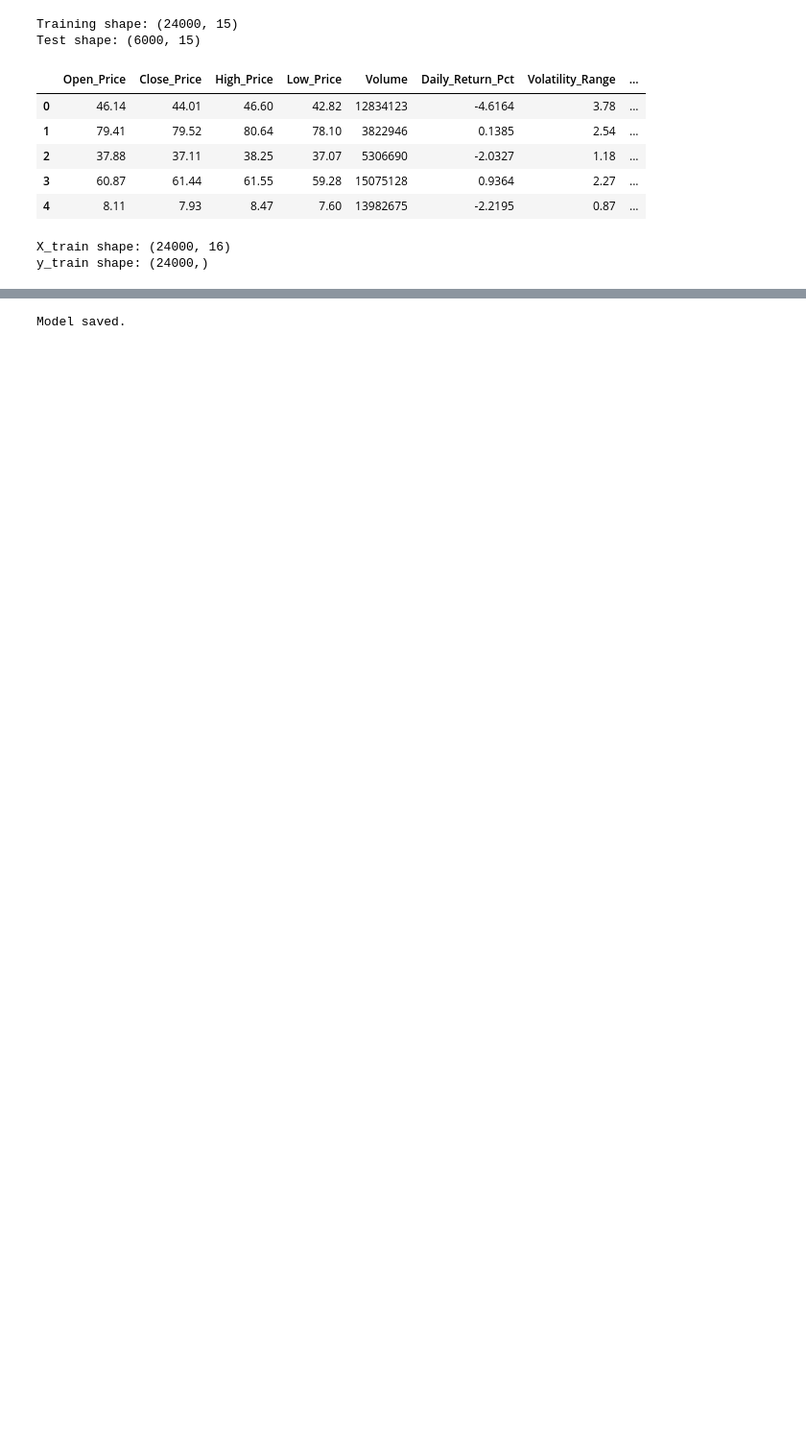
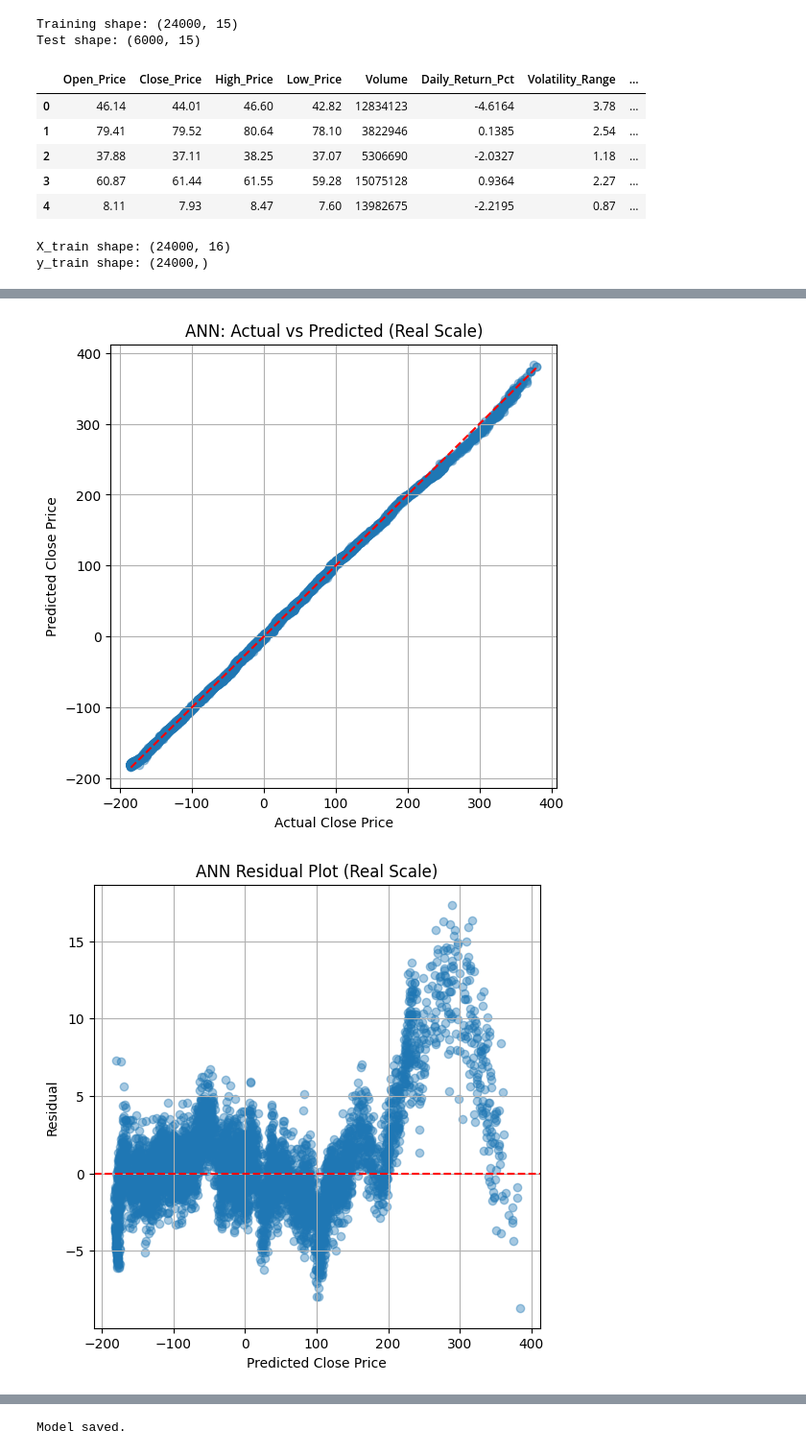
Before and after one commit to shashank237/AIBAS_Event_Based_Market_Predictor, a Jupyter notebook: code/models/AI_Model.ipynb, the cells around one changed output, grey strips where cells are left out. Shown at 96% size. Cells and saved outputs as stored; diff of their text form; code cells hidden in the pictures; blank space fills up the shorter version.

Commit message:
Added the scatter and diagnosis plots for ANN

```diff
--- a/code/models/AI_Model.ipynb
+++ b/code/models/AI_Model.ipynb
@@ -254,0 +266,69 @@ ANN R² (normalized): 0.999151
+# %%
+import os
+import matplotlib.pyplot as plt
+
+# =========================
+# Output directory
+# =========================
+output_dir = "../../documentation/"
+os.makedirs(output_dir, exist_ok=True)
+
+# =========================
+# Actual vs Predicted Plot (REAL SCALE)
+# =========================
+plt.figure(figsize=(6, 6))
+plt.scatter(y_test_real, y_pred_real, alpha=0.4)
+plt.plot(
+    [y_test_real.min(), y_test_real.max()],
+    [y_test_real.min(), y_test_real.max()],
+    "r--"
+)
+plt.xlabel("Actual Close Price")
+plt.ylabel("Predicted Close Price")
+plt.title("ANN: Actual vs Predicted (Real Scale)")
+plt.grid(True)
+
+plt.savefig(
+    os.path.join(output_dir, "ann_actual_vs_predicted_real.png"),
+    dpi=300,
+    bbox_inches="tight"
+)
+plt.show()
+
+# =========================
+# Residual Diagnostics (REAL SCALE)
+# =========================
+plt.figure(figsize=(6, 6))
+plt.scatter(y_pred_real, residuals_real, alpha=0.4)
+plt.axhline(0, color="red", linestyle="--")
+plt.xlabel("Predicted Close Price")
+plt.ylabel("Residual")
+plt.title("ANN Residual Plot (Real Scale)")
+plt.grid(True)
+
+plt.savefig(
+    os.path.join(output_dir, "ann_residual_plot_real.png"),
+    dpi=300,
+    bbox_inches="tight"
+)
+plt.show()
+
+# =========================
+# Residual Distribution (REAL SCALE)
+# =========================
+plt.figure(figsize=(6, 6))
+plt.hist(residuals_real, bins=40)
+plt.xlabel("Residual")
+plt.ylabel("Frequency")
+plt.title("ANN Residual Distribution (Real Scale)")
+plt.grid(True)
+
+plt.savefig(
+    os.path.join(output_dir, "ann_residual_distribution_real.png"),
+    dpi=300,
+    bbox_inches="tight"
+)
+plt.show()
+# %% [output]
+[figure, added]
+[figure, added]
```
Also changed, not shown: parts of 10 cells of this notebook, 5 other files.
